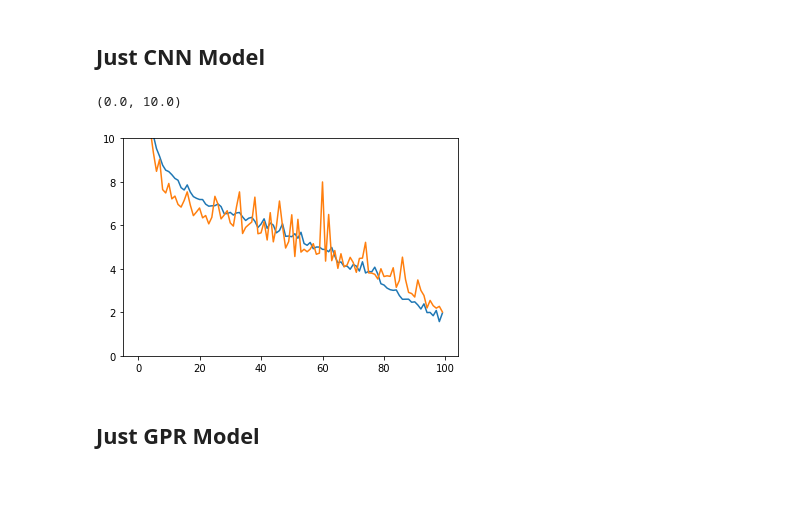
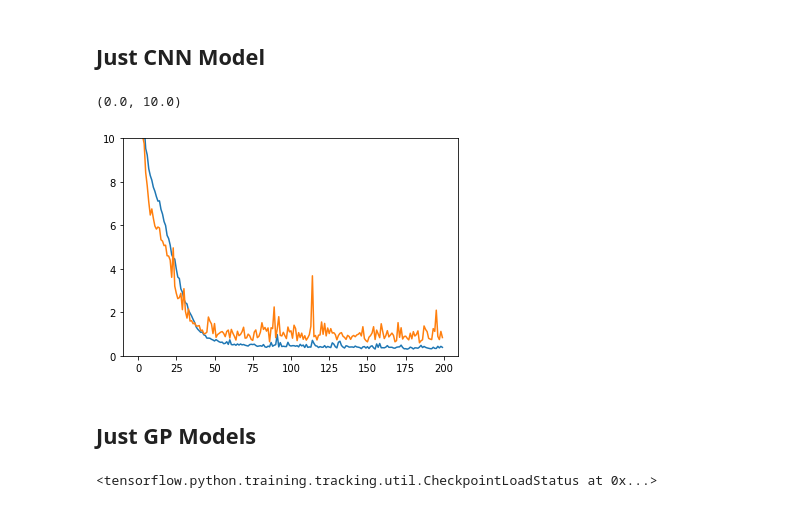
Before and after one commit to seanbuchanan-eng/CNN-GPR, a Jupyter notebook: CNN-GPR.ipynb, the cells around one changed output. Saved outputs shown, nothing was run; the diff lists cells and outputs as text; code cells hidden in the pictures.

```diff
--- a/CNN-GPR.ipynb
+++ b/CNN-GPR.ipynb
@@ -714,7 +738,5 @@ If you would rather use the pre-trained model from the paper than train your own
 # %%
 # Calculate new random partial charge inputs
 val_tuple1, MG_tuple = run_rand(boo=False, validation=True)
-# %%
-plt.style.use('default')
 # %%
 %matplotlib widget
@@ -791,5 +804,3 @@ plot_soc(tup, soc=True, voltage=False, seg=True)
-# %%
-plt.style.use('default')
 # %%
 val = [[],[]]
 mg = [[],[]]
@@ -875,14 +858,14 @@ del cnn_model
 # %%
 cnn_model, _ = build_cnn_model(train_tuple[0][:,:,:2])
 cnn_model.compile(loss='mse', optimizer='adam')
-cnn_hist = cnn_model.fit(train_tuple[0][:,:,:2], train_tuple[-2], validation_data=(val_tuple[0][:,:,:2], val_tuple[-2]), epochs=100, verbose=0)
+cnn_hist = cnn_model.fit(train_tuple[0][:,:,:2], train_tuple[-2], validation_data=(val_tuple[0][:,:,:2], val_tuple[-2]), epochs=200, verbose=0)
 
 %matplotlib inline
 plt.plot(cnn_hist.history["loss"])
 plt.plot(cnn_hist.history["val_loss"])
 plt.ylim([0, 10])
 # %% [output]
 (0.0, 10.0)
-[figure, old version]
+[figure, new version]
 # %% [markdown]
-## Just GPR Model
+## Just GP Models
@@ -889,2 +876,9 @@ plt.ylim([0, 10])
+# %%
+# Uncomment below to load the trained model from the paper.
+linear_cnngp.load_weights(os.path.join(dir_path, 'CNN-GPR Model', 'Linear', 'cnn_gp_15_85_50_200'))
+rbf_cnngp.load_weights(os.path.join(dir_path, 'CNN-GPR Model', 'RBF', 'cnn_gp_15_85_50_200'))
+rbf_linear_cnngp.load_weights(os.path.join(dir_path, 'CNN-GPR Model', 'Linear-RBF', 'cnn_gp_15_85_50_200'))
+# %% [output]
+<tensorflow.python.training.tracking.util.CheckpointLoadStatus at 0x...>
 # %%
 tf.keras.backend.clear_session()
```
Also changed, not shown: parts of 26 cells of this notebook, 3 other files.
